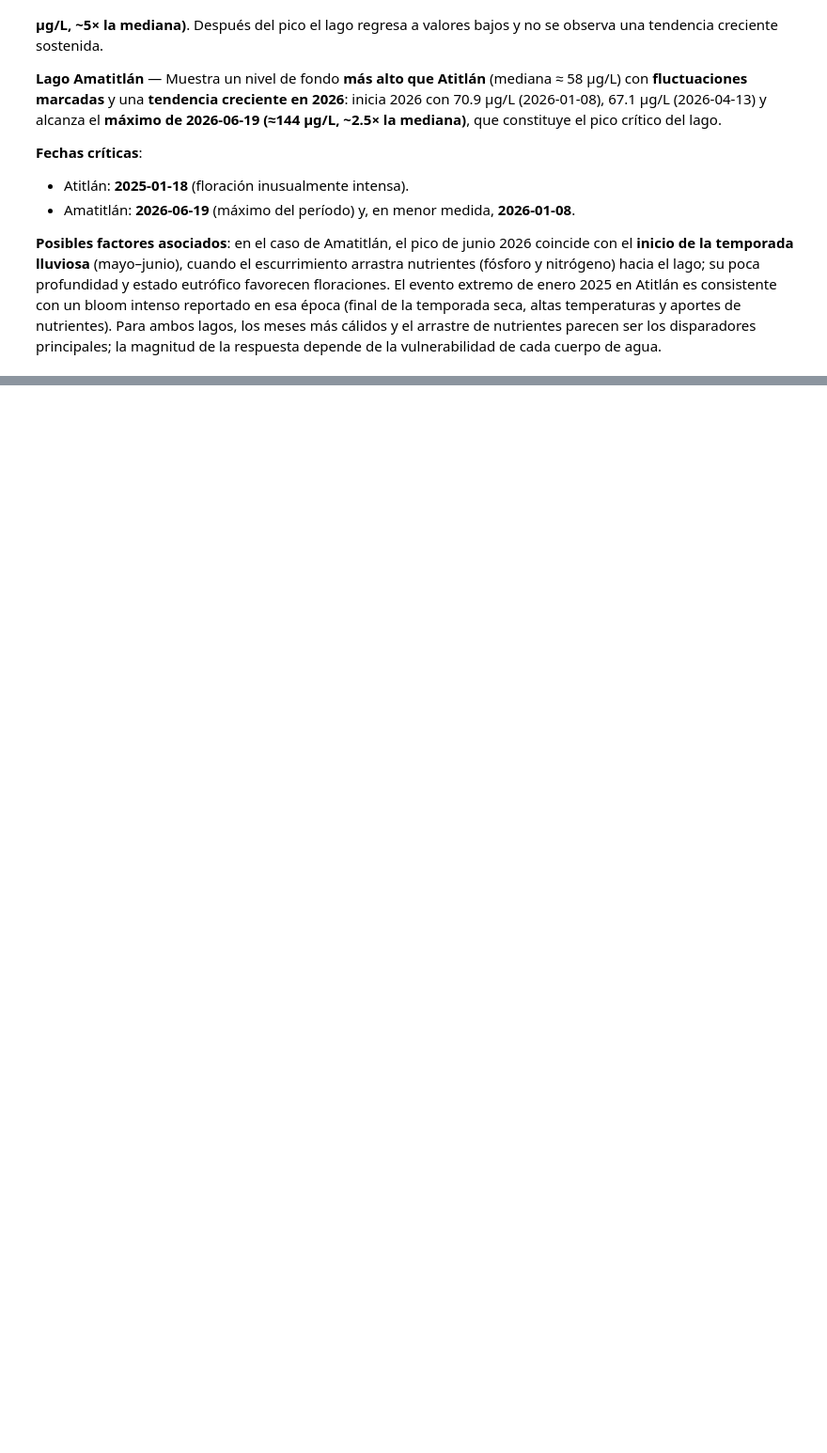
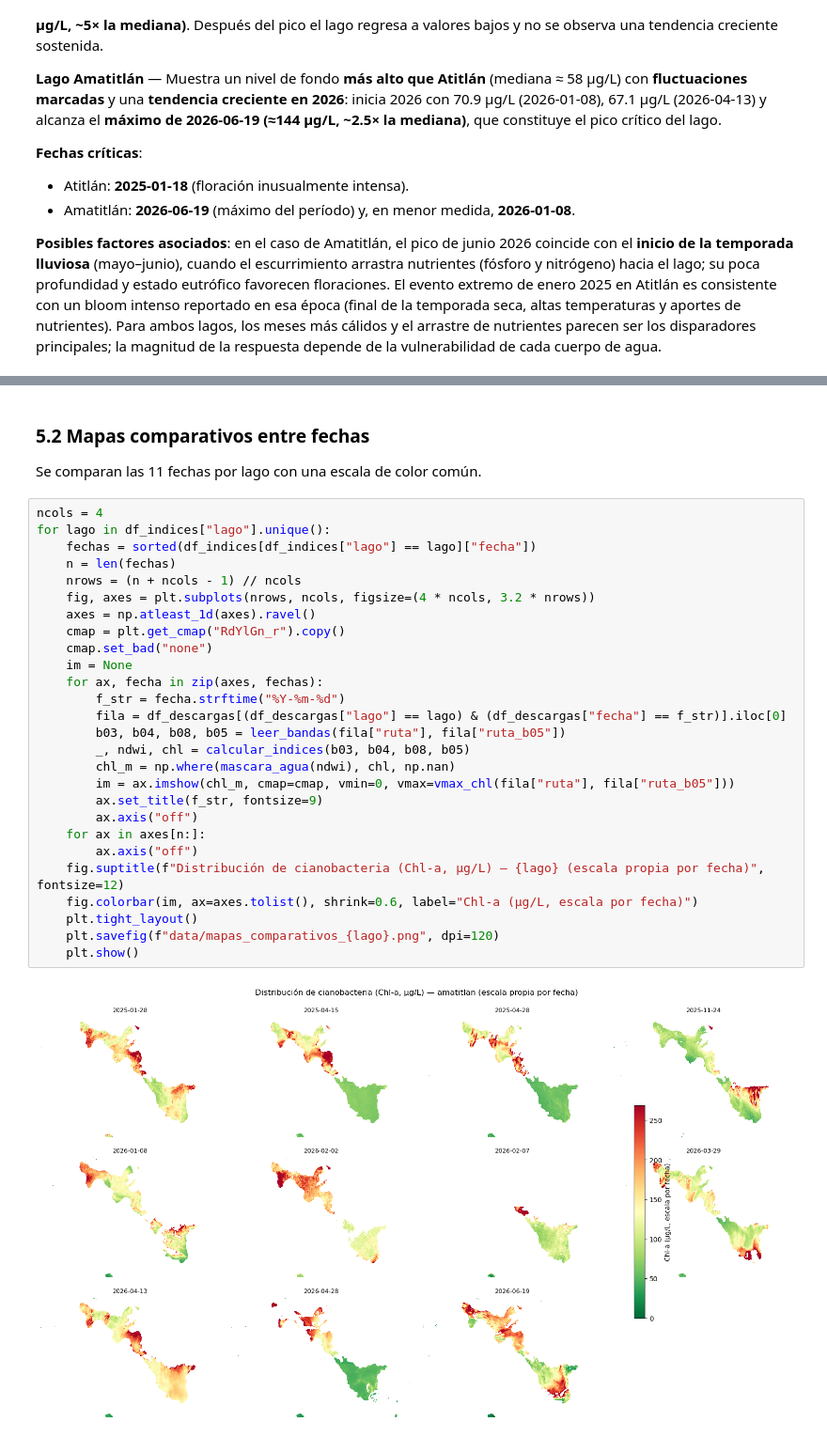
Before and after one commit to Ikeel04/Labs-DS, a Jupyter notebook: Lab4/Laboratorio4.ipynb, the cells around one changed output, grey strips where cells are left out. Shown at 94% size. Saved outputs shown, nothing was run; the diff lists cells and outputs as text; blank space fills up the shorter version.

```diff
--- a/Lab4/Laboratorio4.ipynb
+++ b/Lab4/Laboratorio4.ipynb
@@ -415,0 +481,32 @@ Los valores corresponden a Chl-a (µg/L) promediado sobre los píxeles de agua (
+# %% [markdown]
+### 5.2 Mapas comparativos entre fechas
+Se comparan las 11 fechas por lago con una escala de color común.
+# %%
+ncols = 4
+for lago in df_indices["lago"].unique():
+    fechas = sorted(df_indices[df_indices["lago"] == lago]["fecha"])
+    n = len(fechas)
+    nrows = (n + ncols - 1) // ncols
+    fig, axes = plt.subplots(nrows, ncols, figsize=(4 * ncols, 3.2 * nrows))
+    axes = np.atleast_1d(axes).ravel()
+    cmap = plt.get_cmap("RdYlGn_r").copy()
+    cmap.set_bad("none")
+    im = None
+    for ax, fecha in zip(axes, fechas):
+        f_str = fecha.strftime("%Y-%m-%d")
+        fila = df_descargas[(df_descargas["lago"] == lago) & (df_descargas["fecha"] == f_str)].iloc[0]
+        b03, b04, b08, b05 = leer_bandas(fila["ruta"], fila["ruta_b05"])
+        _, ndwi, chl = calcular_indices(b03, b04, b08, b05)
+        chl_m = np.where(mascara_agua(ndwi), chl, np.nan)
+        im = ax.imshow(chl_m, cmap=cmap, vmin=0, vmax=vmax_chl(fila["ruta"], fila["ruta_b05"]))
+        ax.set_title(f_str, fontsize=9)
+        ax.axis("off")
+    for ax in axes[n:]:
+        ax.axis("off")
+    fig.suptitle(f"Distribución de cianobacteria (Chl-a, µg/L) — {lago} (escala propia por fecha)", fontsize=12)
+    fig.colorbar(im, ax=axes.tolist(), shrink=0.6, label="Chl-a (µg/L, escala por fecha)")
+    plt.tight_layout()
+    plt.savefig(f"data/mapas_comparativos_{lago}.png", dpi=120)
+    plt.show()
+# %% [output]
+[figure, added]
```
Also changed, not shown: parts of 4 cells of this notebook, 4 other files.
